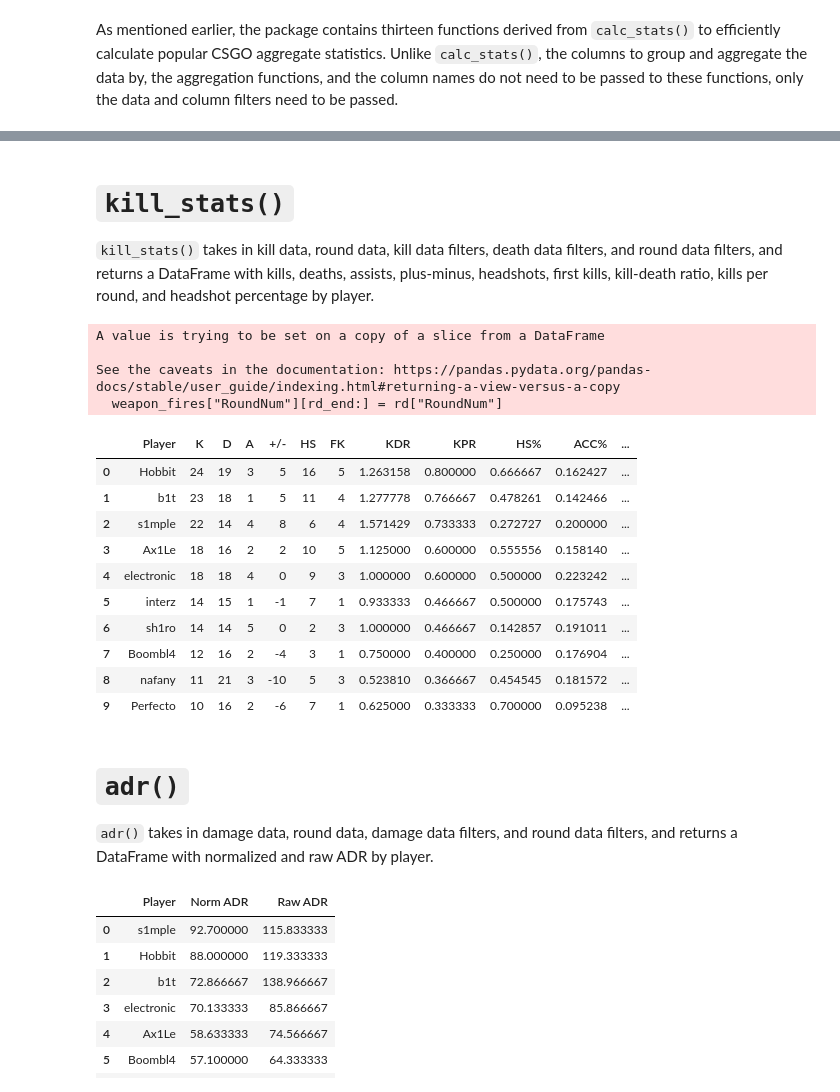
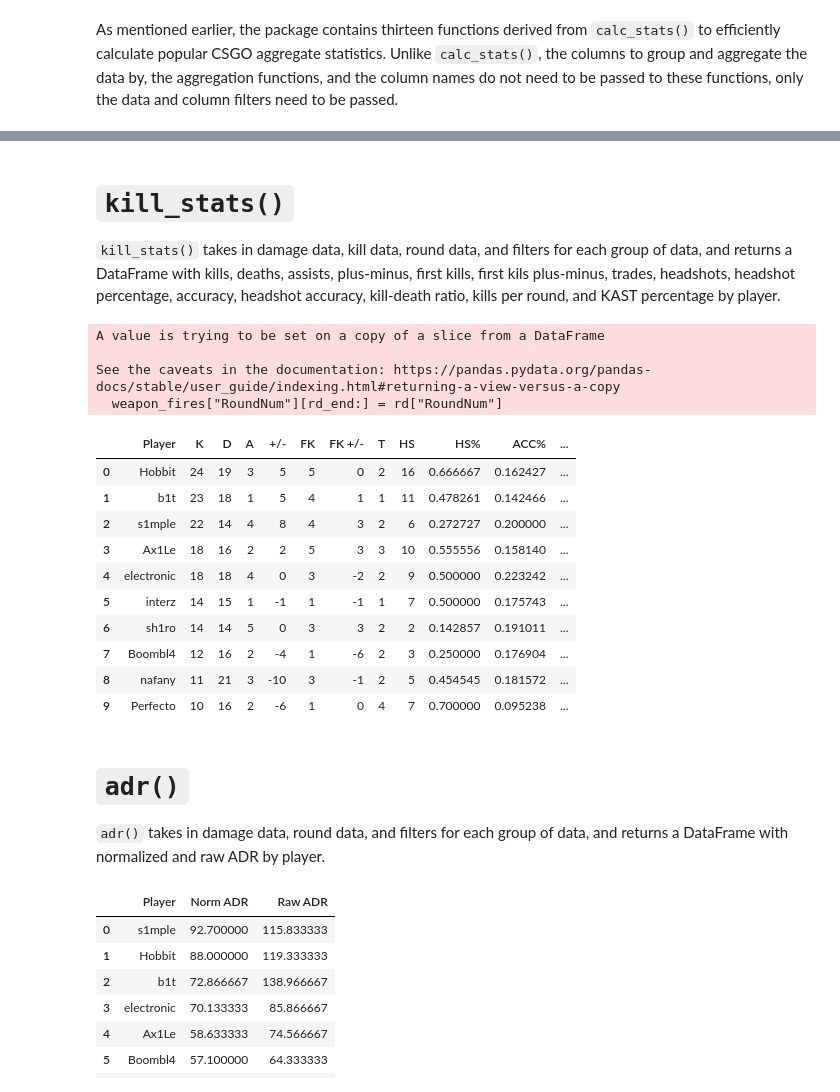
Before and after one commit to pnxenopoulos/awpy, a Jupyter notebook: examples/01_Basic_CSGO_Analysis.ipynb, the cells around one changed output, grey strips where cells are left out. Drawn from its saved outputs; the diff is of its cells as text; code cells hidden in the pictures.

```diff
--- a/examples/01_Basic_CSGO_Analysis.ipynb
+++ b/examples/01_Basic_CSGO_Analysis.ipynb
@@ -200,8 +202,11 @@ def kast(kill_data: pd.DataFrame,
          kill_filters: Dict[str, Union[List[bool], List[str]]] = {},
          death_filters: Dict[str, Union[List[bool], List[str]]] = {},
 ) -> pd.DataFrame:
+    columns = ["Player", f"{kast_string.upper()}%"]
     kast_counts = {}
     kast_rounds = {}
+    for stat in kast_string.upper():
+        columns.append(stat)
     killers = calc_stats(kill_data.loc[kill_data["AttackerTeam"] !=
                                        kill_data["VictimTeam"]],
                          kill_filters, ["RoundNum"], ["AttackerName"],
@@ -220,10 +225,9 @@ def kast(kill_data: pd.DataFrame,
                                        True)].fillna(""), kill_filters,
                         ["RoundNum"], ["PlayerTradedName"], [["sum"]],
                         ["RoundNum", "Traded"])
-    kast_data = killers.merge(assisters, how="outer")
-    kast_data = kast_data.merge(victims, how="outer")
-    kast_data = kast_data.merge(traded, how="outer")
-    kast_data.fillna("", inplace=True)
+    kast_data = killers.merge(assisters, how="outer").fillna("")
+    kast_data = kast_data.merge(victims, how="outer").fillna("")
+    kast_data = kast_data.merge(traded, how="outer").fillna("")
     for player in kill_data["AttackerName"].unique():
         kast_counts[player] = [[0, 0, 0, 0] for i in range(len(kast_data))]
         kast_rounds[player] = [0, 0, 0, 0, 0]
@@ -253,11 +257,13 @@ def kast(kill_data: pd.DataFrame,
             if any(rd):
                 kast_rounds[player][0] += 1
         kast_rounds[player][0] /= len(kast_data)
-    kast = pd.DataFrame.from_dict(kast_rounds, orient='index')
-    kast.reset_index(inplace=True)
+    kast = pd.DataFrame.from_dict(kast_rounds, orient='index').reset_index()
+    kast.fillna(0, inplace=True)
     kast.columns = ["Player", f"{kast_string.upper()}%", "K", "A", "S", "T"]
-    kast = kast.loc[:, (kast != 0).any(axis=0)]
+    kast = kast[columns]
+    kast.sort_values(by=f"{kast_string.upper()}%", ascending=False, inplace=True)
+    kast.reset_index(drop=True, inplace=True)
     return kast
 
-kast(data_df["Kills"])
+kast(data_df["Kills"], "KAST")
 # %% [output]
@@ -275,6 +281,6 @@ kast(data_df["Kills"])
 # %% [markdown]
 # `kill_stats()`
-`kill_stats()` takes in kill data, round data, kill data filters, death data filters, and round data filters, and returns a DataFrame with kills, deaths, assists, plus-minus, headshots, first kills, kill-death ratio, kills per round, and headshot percentage by player.
+`kill_stats()` takes in damage data, kill data, round data, and filters for each group of data, and returns a DataFrame with kills, deaths, assists, plus-minus, first kills, first kils plus-minus, trades, headshots, headshot percentage, accuracy, headshot accuracy, kill-death ratio, kills per round, and KAST percentage by player.
 # %%
 def kill_stats(damage_data: pd.DataFrame,
                kill_data: pd.DataFrame,
@@ -302,57 +308,66 @@ def kill_stats(damage_data: pd.DataFrame,
                                            (kill_data["IsFirstKill"] == True)],
                              kill_filters, ["AttackerName"], ["AttackerName"],
                              [["size"]], ["Player", "FK"])
+    first_deaths = calc_stats(kill_data.loc[(kill_data["AttackerTeam"] !=
+                                            kill_data["VictimTeam"]) &
+                                           (kill_data["IsFirstKill"] == True)],
+                             kill_filters, ["VictimName"], ["VictimName"],
+                             [["size"]], ["Player", "FD"])
     headshots = calc_stats(kill_data.loc[(kill_data["AttackerTeam"] !=
                                           kill_data["VictimTeam"]) &
                                          (kill_data["IsHeadshot"] == True)],
                            kill_filters, ["AttackerName"], ["AttackerName"],
                            [["size"]], ["Player", "HS"])
     headshot_pct = calc_stats(kill_data.loc[kill_data["AttackerTeam"] !=
                                             kill_data["VictimTeam"]],
                               kill_filters, ["AttackerName"], ["IsHeadshot"],
                               [["mean"]], ["Player", "HS%"])
     acc_stats = accuracy(damage_data, round_data_json, weapon_fires_filters)
     kast_stats = kast(kill_data, "KAST", kill_filters, death_filters)
-    kill_stats = kills.merge(assists, how="outer")
-    kill_stats = kill_stats.merge(deaths, how="outer")
+    kill_stats = kills.merge(assists, how="outer").fillna(0)
+    kill_stats = kill_stats.merge(deaths, how="outer").fillna(0)
+    kill_stats = kill_stats.merge(first_kills, how="outer").fillna(0)
+    kill_stats = kill_stats.merge(first_deaths, how="outer").fillna(0)
+    kill_stats = kill_stats.merge(headshots, how="outer").fillna(0)
+    kill_stats = kill_stats.merge(headshot_pct, how="outer").fillna(0)
+    kill_stats = kill_stats.merge(acc_stats, how="outer").fillna(0)
+    kill_stats = kill_stats.merge(kast_stats, how="outer").fillna(0)
     kill_stats["+/-"] = kill_stats["K"] - kill_stats["D"]
     kill_stats["KDR"] = kill_stats["K"] / kill_stats["D"]
     kill_stats["KPR"] = kill_stats["K"] / len(calc_stats(round_data,
                                                          round_filters, [], [],
                                                          [], round_data.columns))
-    kill_stats = kill_stats.merge(first_kills, how="outer")
-    kill_stats = kill_stats.merge(headshots, how="outer")
-    kill_stats = kill_stats.merge(headshot_pct, how="outer")
+    kill_stats["FK +/-"] = kill_stats["FK"] - kill_stats["FD"]
+    kill_stats[["K", "D", "A", "+/-", "FK", "FK +/-", "T", "HS"]] = kill_stats[[
+        "K", "D", "A", "+/-", "FK", "FK +/-", "T", "HS"]].astype(int)
     kill_stats["HS%"] = kill_stats["HS%"].astype(float)
-    kill_stats = kill_stats.merge(acc_stats, how="outer")
-    kill_stats = kill_stats.merge(kast_stats, how="outer")
-    kill_stats.fillna(0, inplace=True)
-    kill_stats = kill_stats[["Player", "K", "D", "A", "+/-", "HS", "FK", "KDR",
-                             "KPR", "HS%", "ACC%", "HS ACC%", "KAST%"]]
+    kill_stats = kill_stats[["Player", "K", "D", "A", "+/-", "FK", "FK +/-",
+                             "T", "HS", "HS%", "ACC%", "HS ACC%", "KDR", "KPR",
+                             "KAST%"]]
     kill_stats.sort_values(by="K", ascending=False, inplace=True)
     kill_stats.reset_index(drop=True, inplace=True)
     return kill_stats
 
 kill_stats(data_df["Damages"], data_df["Kills"], data_df["Rounds"], data["GameRounds"])
 # %% [output]
 A value is trying to be set on a copy of a slice from a DataFrame
 
 See the caveats in the documentation: https://pandas.pydata.org/pandas-docs/stable/user_guide/indexing.html#returning-a-view-versus-a-copy
   weapon_fires["RoundNum"][rd_end:] = rd["RoundNum"]
-|  | Player | K | D | A | +/- | HS | FK | KDR | KPR | HS% | ACC% | ... |
-| 0 | Hobbit | 24 | 19 | 3 | 5 | 16 | 5 | 1.263158 | 0.800000 | 0.666667 | 0.162427 | ... |
-| 1 | b1t | 23 | 18 | 1 | 5 | 11 | 4 | 1.277778 | 0.766667 | 0.478261 | 0.142466 | ... |
-| 2 | s1mple | 22 | 14 | 4 | 8 | 6 | 4 | 1.571429 | 0.733333 | 0.272727 | 0.200000 | ... |
-| 3 | Ax1Le | 18 | 16 | 2 | 2 | 10 | 5 | 1.125000 | 0.600000 | 0.555556 | 0.158140 | ... |
-| 4 | electronic | 18 | 18 | 4 | 0 | 9 | 3 | 1.000000 | 0.600000 | 0.500000 | 0.223242 | ... |
-| 5 | interz | 14 | 15 | 1 | -1 | 7 | 1 | 0.933333 | 0.466667 | 0.500000 | 0.175743 | ... |
-| 6 | sh1ro | 14 | 14 | 5 | 0 | 2 | 3 | 1.000000 | 0.466667 | 0.142857 | 0.191011 | ... |
-| 7 | Boombl4 | 12 | 16 | 2 | -4 | 3 | 1 | 0.750000 | 0.400000 | 0.250000 | 0.176904 | ... |
-| 8 | nafany | 11 | 21 | 3 | -10 | 5 | 3 | 0.523810 | 0.366667 | 0.454545 | 0.181572 | ... |
-| 9 | Perfecto | 10 | 16 | 2 | -6 | 7 | 1 | 0.625000 | 0.333333 | 0.700000 | 0.095238 | ... |
+|  | Player | K | D | A | +/- | FK | FK +/- | T | HS | HS% | ACC% | ... |
+| 0 | Hobbit | 24 | 19 | 3 | 5 | 5 | 0 | 2 | 16 | 0.666667 | 0.162427 | ... |
+| 1 | b1t | 23 | 18 | 1 | 5 | 4 | 1 | 1 | 11 | 0.478261 | 0.142466 | ... |
+| 2 | s1mple | 22 | 14 | 4 | 8 | 4 | 3 | 2 | 6 | 0.272727 | 0.200000 | ... |
+| 3 | Ax1Le | 18 | 16 | 2 | 2 | 5 | 3 | 3 | 10 | 0.555556 | 0.158140 | ... |
+| 4 | electronic | 18 | 18 | 4 | 0 | 3 | -2 | 2 | 9 | 0.500000 | 0.223242 | ... |
+| 5 | interz | 14 | 15 | 1 | -1 | 1 | -1 | 1 | 7 | 0.500000 | 0.175743 | ... |
+| 6 | sh1ro | 14 | 14 | 5 | 0 | 3 | 3 | 2 | 2 | 0.142857 | 0.191011 | ... |
+| 7 | Boombl4 | 12 | 16 | 2 | -4 | 1 | -6 | 2 | 3 | 0.250000 | 0.176904 | ... |
+| 8 | nafany | 11 | 21 | 3 | -10 | 3 | -1 | 2 | 5 | 0.454545 | 0.181572 | ... |
+| 9 | Perfecto | 10 | 16 | 2 | -6 | 1 | 0 | 4 | 7 | 0.700000 | 0.095238 | ... |
 # %% [markdown]
 # `adr()`
-`adr()` takes in damage data, round data, damage data filters, and round data filters, and returns a DataFrame with normalized and raw ADR by player.
+`adr()` takes in damage data, round data, and filters for each group of data, and returns a DataFrame with normalized and raw ADR by player.
 # %%
 def adr(damage_data: pd.DataFrame,
         round_data: pd.DataFrame,
```
Also changed, not shown: parts of 20 cells of this notebook, 3 other files.
